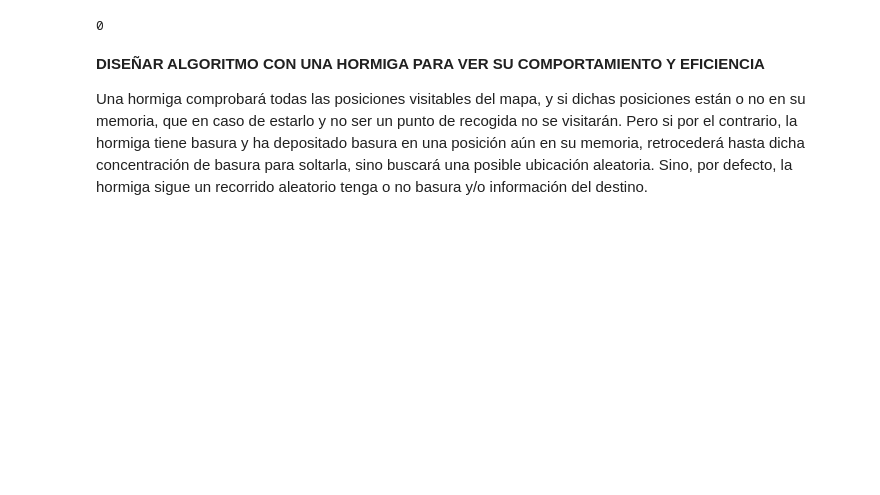
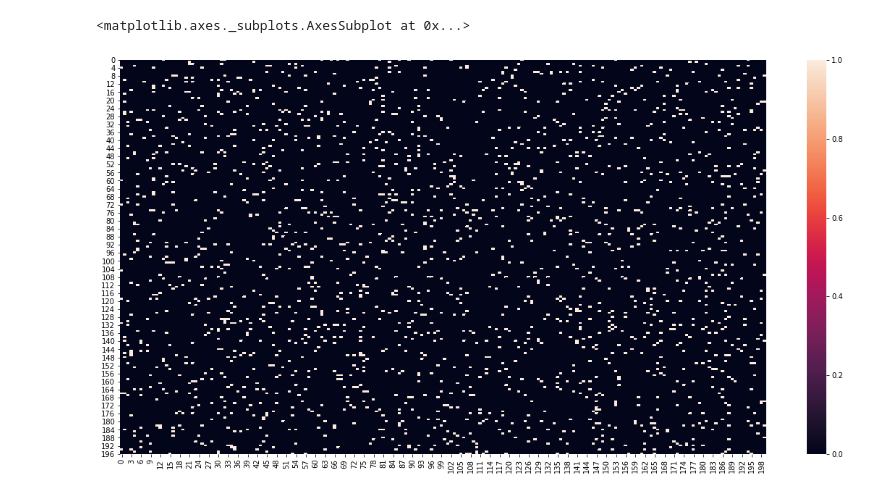
Before and after one commit to kafkoders/oclean, a Jupyter notebook: data/ant_colony.ipynb, the cells around one changed output. Cells and saved outputs as stored; diff of their text form; code cells hidden in the pictures; blank space fills up the shorter version.

```diff
--- a/data/ant_colony.ipynb
+++ b/data/ant_colony.ipynb
@@ -2,4 +96,4 @@
 import pickle
 # %%
 with open('test_data.pickle', 'rb') as data:
-    df = pickle.load(data)
+    ocean = pickle.load(data)
@@ -29,9 +99,0 @@ class Ant(object):
-# %%
-def move_ants():
-    for ant in ants:
-# %% [output]
-0
-# %% [markdown]
-**DISEÑAR ALGORITMO CON UNA HORMIGA PARA VER SU COMPORTAMIENTO Y EFICIENCIA**
-
-Una hormiga comprobará todas las posiciones visitables del mapa, y si dichas posiciones están o no en su memoria, que en caso de estarlo y no ser un punto de recogida no se visitarán. Pero si por el contrario, la hormiga tiene basura y ha depositado basura en una posición aún en su memoria, retrocederá hasta dicha concentración de basura para soltarla, sino buscará una posible ubicación aleatoria. Sino, por defecto, la hormiga sigue un recorrido aleatorio tenga o no basura y/o información del destino.
@@ -37,0 +103,6 @@ Una hormiga comprobará todas las posiciones visitables del mapa, y si dichas po
+# %%
+plt.figure(figsize=(20,10))
+sns.heatmap(ocean)
+# %% [output]
+<matplotlib.axes._subplots.AxesSubplot at 0x...>
+[figure, added]
```
Also changed, not shown: parts of 16 cells of this notebook, 2 other files.
